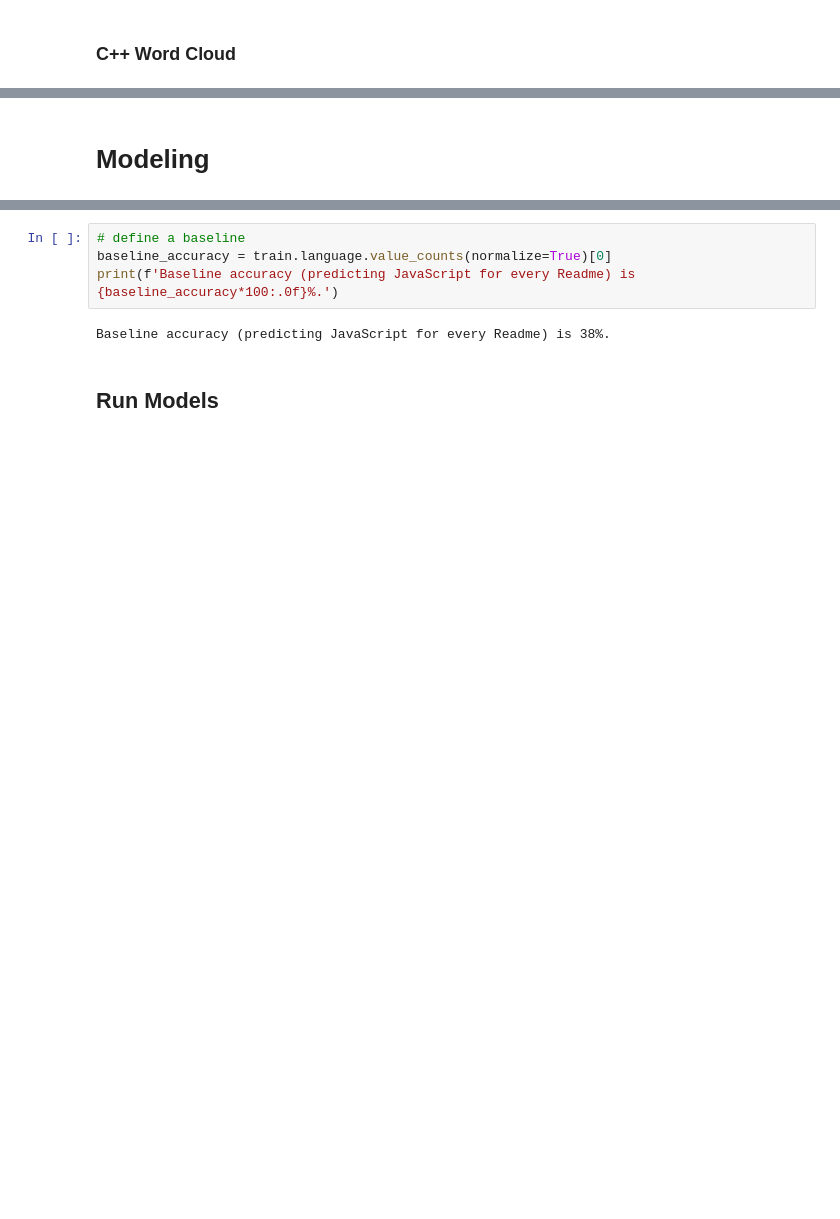
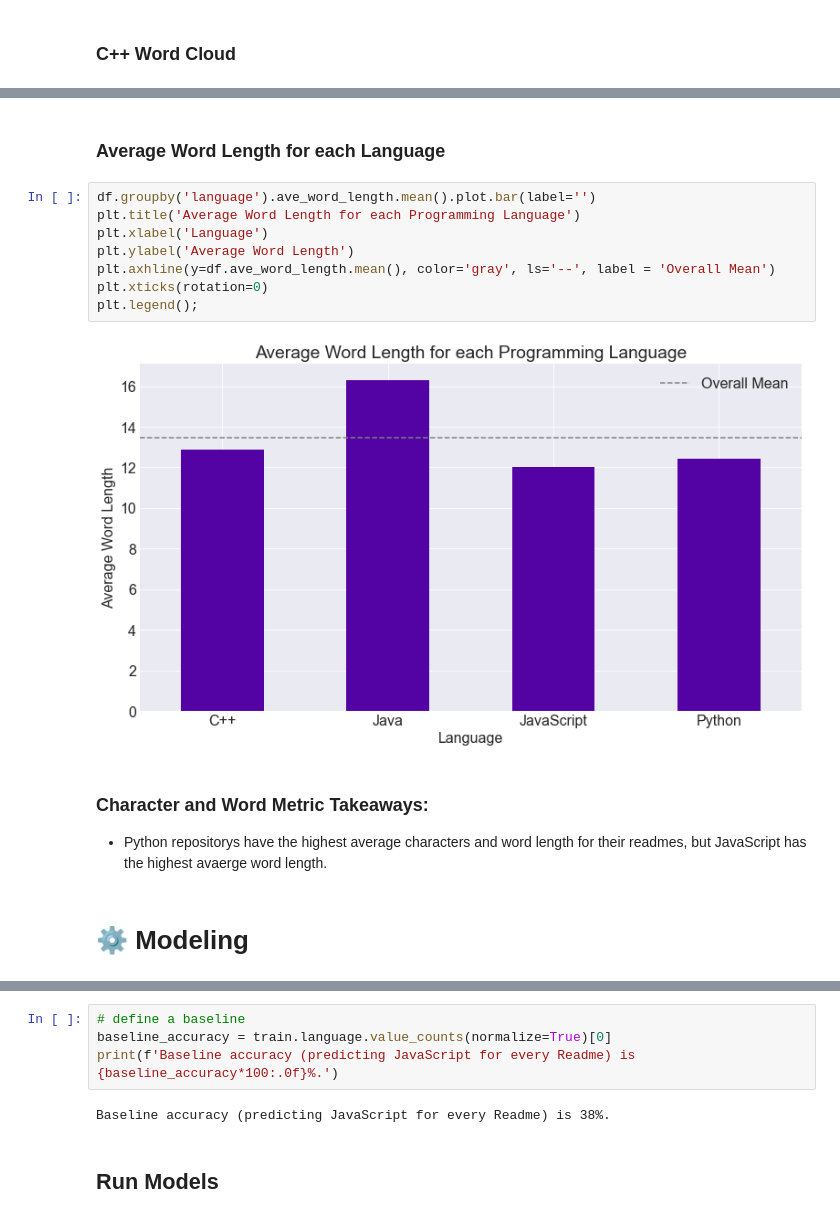
Before and after one commit to team-nlp-project/team-nlp-project, a Jupyter notebook: predicting_repository_language_final.ipynb, the cells around one changed output, grey strips where cells are left out. Drawn from its saved outputs; the diff is of its cells as text; blank space fills up the shorter version.

```diff
--- a/predicting_repository_language_final.ipynb
+++ b/predicting_repository_language_final.ipynb
@@ -407,2 +446,17 @@ plt.show()
+# %% [markdown]
+### Average Word Length for each Language
+# %%
+df.groupby('language').ave_word_length.mean().plot.bar(label='')
+plt.title('Average Word Length for each Programming Language')
+plt.xlabel('Language')
+plt.ylabel('Average Word Length')
+plt.axhline(y=df.ave_word_length.mean(), color='gray', ls='--', label = 'Overall Mean')
+plt.xticks(rotation=0)
+plt.legend();
+# %% [output]
+[figure, added]
+# %% [markdown]
+### Character and Word Metric Takeaways:
+- Python repositorys have the highest average characters and word length for their readmes, but JavaScript has the highest avaerge word length.
 # %% [markdown]
-# Modeling
+# ⚙️ Modeling
```
Also changed, not shown: parts of 30 cells of this notebook.
